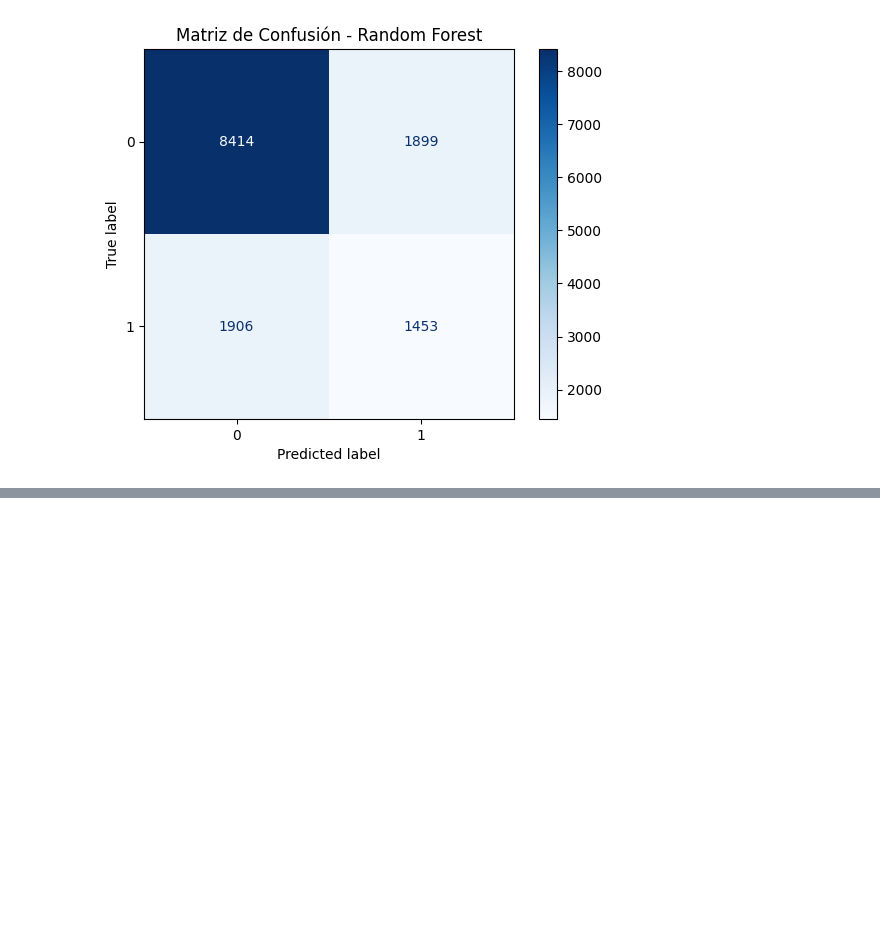
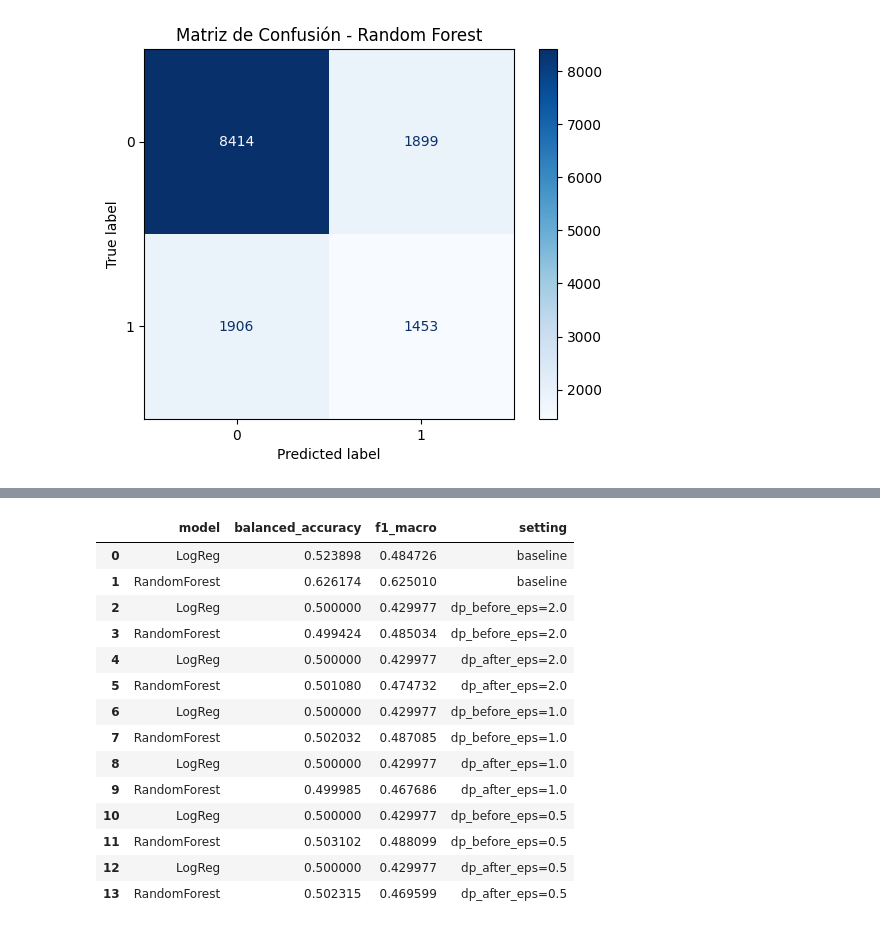
Before and after one commit to tjpoa/aih-privacy, a Jupyter notebook: notebooks/04_baseline_ml.ipynb, the cells around one changed output, grey strips where cells are left out. Drawn from its saved outputs; the diff is of its cells as text; code cells hidden in the pictures; blank space fills up the shorter version.

```diff
--- a/notebooks/04_baseline_ml.ipynb
+++ b/notebooks/04_baseline_ml.ipynb
@@ -35,11 +35,16 @@ Loaded dataset: (78914, 18)
 | 4 | 1.441374 | 1.059405 | 0.145564 | 0.639070 | 228.705505 | 0 | SA01 | SA | D01 | 26 | ... |
 # %%
 FEATURE_COLS = ["max", "mean", "std", "range", "energy"]
+
+LABEL_COL = "label"
+GROUP_COL = "subject_id"
 
 X = df[FEATURE_COLS]
 y = df["label"]
 groups = df["subject_id"]  # split por sujeito
 
+EPSILONS = [2.0, 1.0, 0.5]
+
 print("X:", X.shape)
 print("y distribution:", y.value_counts().to_dict())
 print("Subjects:", groups.nunique())
@@ -179,0 +205,48 @@ summary
+# %%
+res_all = []
+
+res_b = eval_models(
+    df[FEATURE_COLS].iloc[train_idx], df[LABEL_COL].iloc[train_idx],
+    df[FEATURE_COLS].iloc[test_idx],  df[LABEL_COL].iloc[test_idx]
+)
+res_b["setting"] = "baseline"
+res_all.append(res_b)
+# %%
+for eps in EPSILONS:
+    df_before = pd.read_csv(processed_dir / f"windows_df_dp_before_eps{eps}.csv")
+    df_after  = pd.read_csv(processed_dir / f"windows_identity_dp_after_eps{eps}.csv")
+
+    # DP BEFORE
+    res_before = eval_models(
+        df_before[FEATURE_COLS].iloc[train_idx], df_before[LABEL_COL].iloc[train_idx],
+        df_before[FEATURE_COLS].iloc[test_idx],  df_before[LABEL_COL].iloc[test_idx]
+    )
+    res_before["setting"] = f"dp_before_eps={eps}"
+    res_all.append(res_before)
+
+    # DP AFTER
+    res_after = eval_models(
+        df_after[FEATURE_COLS].iloc[train_idx], df_after[LABEL_COL].iloc[train_idx],
+        df_after[FEATURE_COLS].iloc[test_idx],  df_after[LABEL_COL].iloc[test_idx]
+    )
+    res_after["setting"] = f"dp_after_eps={eps}"
+    res_all.append(res_after)
+
+results = pd.concat(res_all, ignore_index=True)
+results
+# %% [output]
+|  | model | balanced_accuracy | f1_macro | setting |
+| 0 | LogReg | 0.523898 | 0.484726 | baseline |
+| 1 | RandomForest | 0.626174 | 0.625010 | baseline |
+| 2 | LogReg | 0.500000 | 0.429977 | dp_before_eps=2.0 |
+| 3 | RandomForest | 0.499424 | 0.485034 | dp_before_eps=2.0 |
+| 4 | LogReg | 0.500000 | 0.429977 | dp_after_eps=2.0 |
+| 5 | RandomForest | 0.501080 | 0.474732 | dp_after_eps=2.0 |
+| 6 | LogReg | 0.500000 | 0.429977 | dp_before_eps=1.0 |
+| 7 | RandomForest | 0.502032 | 0.487085 | dp_before_eps=1.0 |
+| 8 | LogReg | 0.500000 | 0.429977 | dp_after_eps=1.0 |
+| 9 | RandomForest | 0.499985 | 0.467686 | dp_after_eps=1.0 |
+| 10 | LogReg | 0.500000 | 0.429977 | dp_before_eps=0.5 |
+| 11 | RandomForest | 0.503102 | 0.488099 | dp_before_eps=0.5 |
+| 12 | LogReg | 0.500000 | 0.429977 | dp_after_eps=0.5 |
+| 13 | RandomForest | 0.502315 | 0.469599 | dp_after_eps=0.5 |
```
Also changed, not shown: parts of 14 cells of this notebook.
